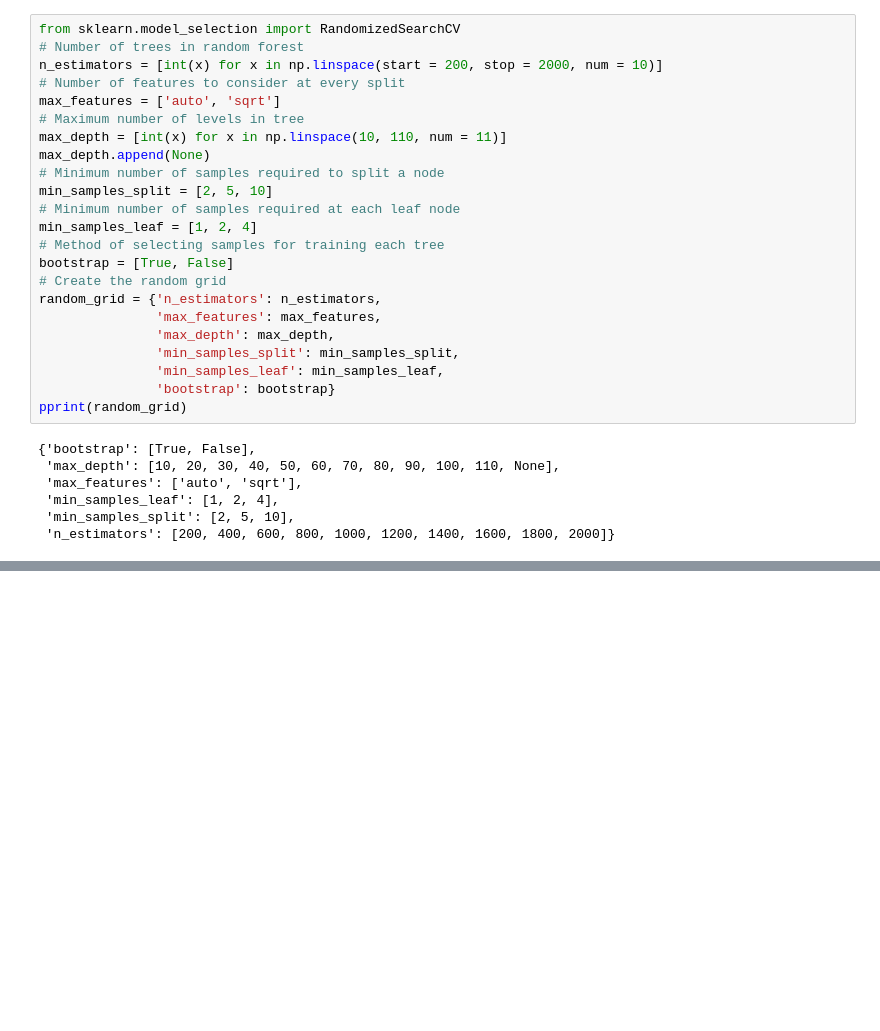
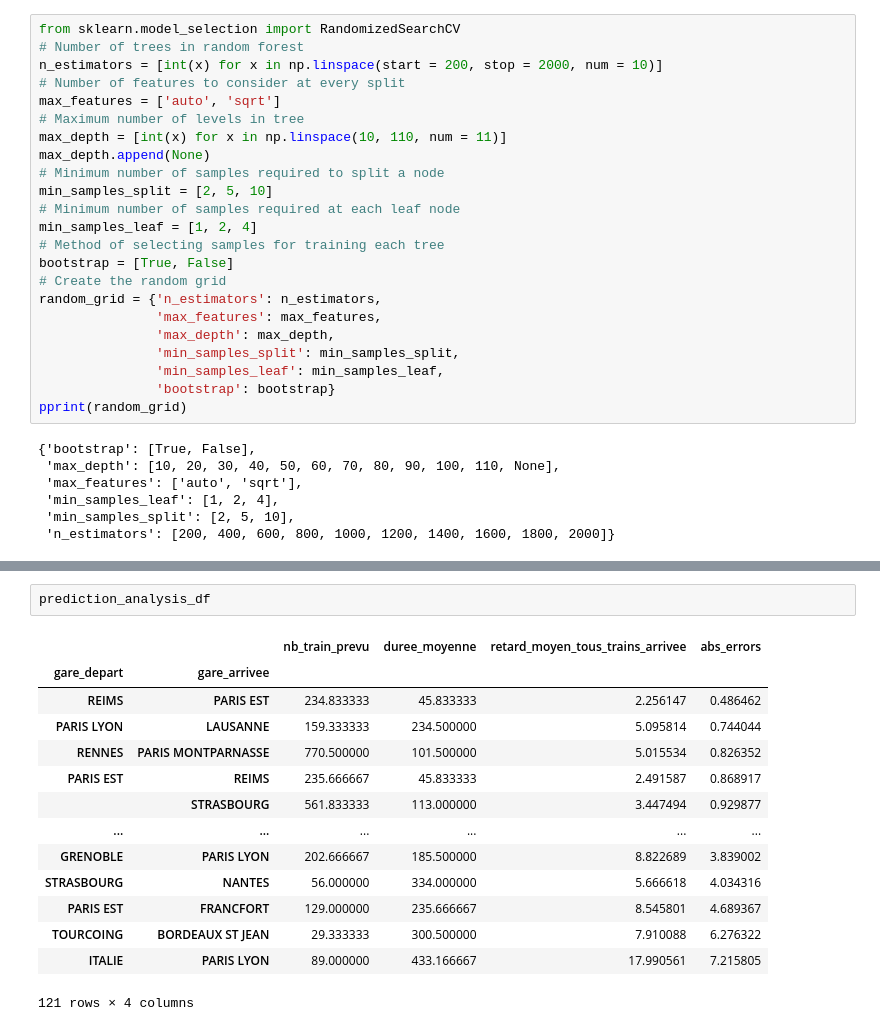
Before and after one commit to AxelV-hub/machine-learning-sncf-delay-estimation, a Jupyter notebook: notebooks/adrien.ipynb, the cells around one changed output, grey strips where cells are left out. Drawn from its saved outputs; the diff is of its cells as text; blank space fills up the shorter version.

```diff
--- a/notebooks/adrien.ipynb
+++ b/notebooks/adrien.ipynb
@@ -660,0 +692,17 @@ Improvement of -7.26%.
+# %%
+prediction_analysis_df
+# %% [output]
+|  |  | nb_train_prevu | duree_moyenne | retard_moyen_tous_trains_arrivee | abs_errors |
+| gare_depart | gare_arrivee |  |  |  |  |
+| REIMS | PARIS EST | 234.833333 | 45.833333 | 2.256147 | 0.486462 |
+| PARIS LYON | LAUSANNE | 159.333333 | 234.500000 | 5.095814 | 0.744044 |
+| RENNES | PARIS MONTPARNASSE | 770.500000 | 101.500000 | 5.015534 | 0.826352 |
+| PARIS EST | REIMS | 235.666667 | 45.833333 | 2.491587 | 0.868917 |
+|  | STRASBOURG | 561.833333 | 113.000000 | 3.447494 | 0.929877 |
+| ... | ... | ... | ... | ... | ... |
+| GRENOBLE | PARIS LYON | 202.666667 | 185.500000 | 8.822689 | 3.839002 |
+| STRASBOURG | NANTES | 56.000000 | 334.000000 | 5.666618 | 4.034316 |
+| PARIS EST | FRANCFORT | 129.000000 | 235.666667 | 8.545801 | 4.689367 |
+| TOURCOING | BORDEAUX ST JEAN | 29.333333 | 300.500000 | 7.910088 | 6.276322 |
+| ITALIE | PARIS LYON | 89.000000 | 433.166667 | 17.990561 | 7.215805 |
+121 rows × 4 columns
```
Also changed, not shown: parts of 10 cells of this notebook.
